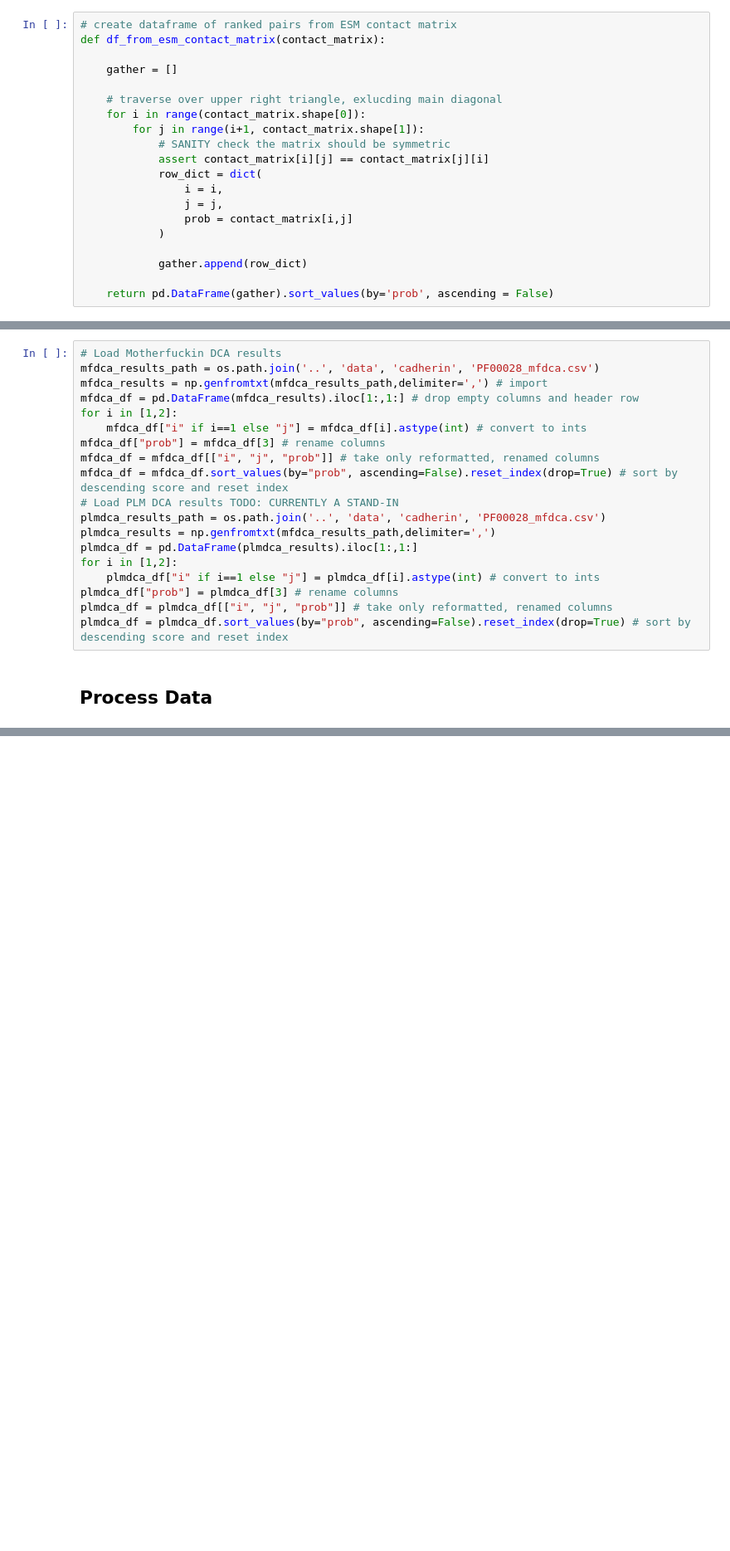
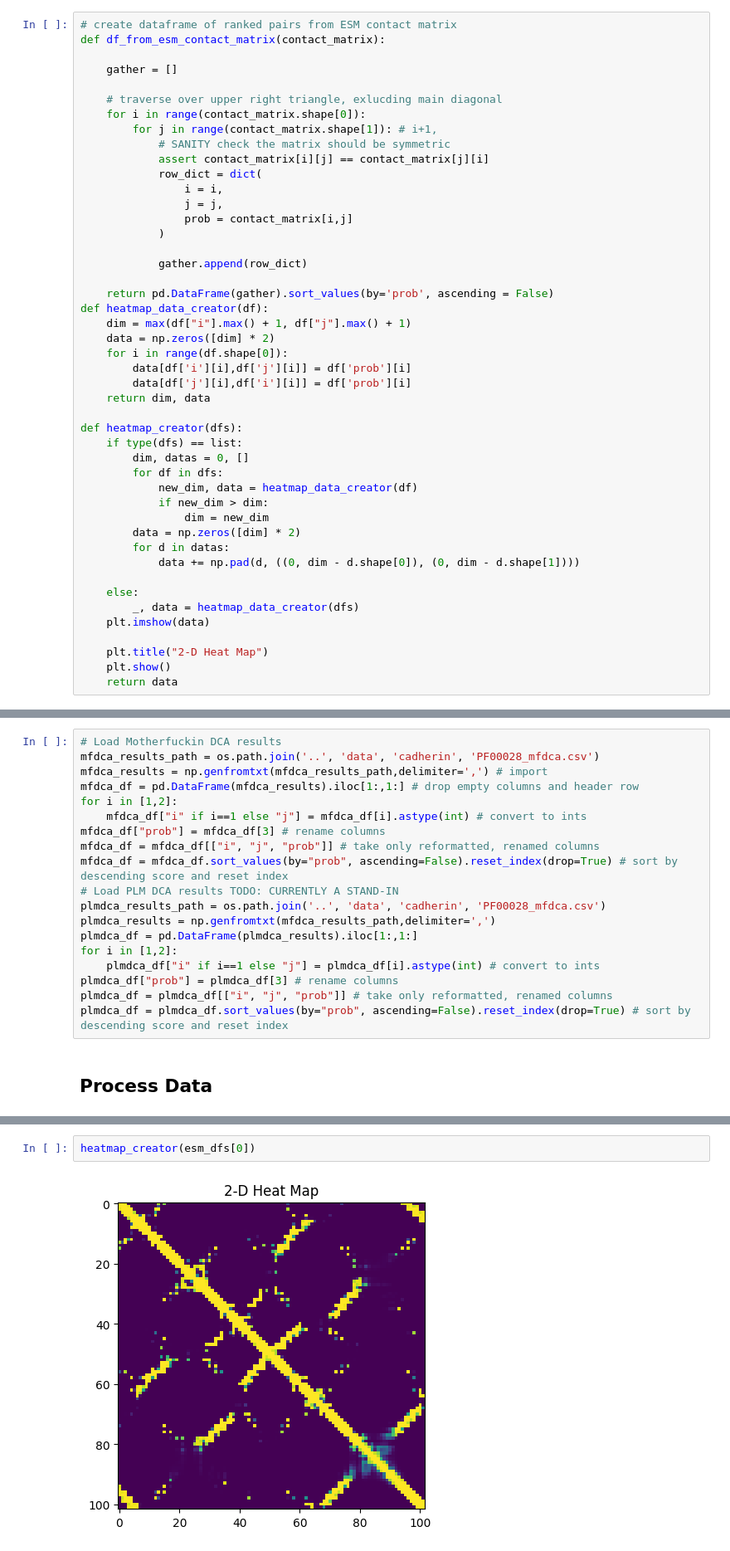
Before and after one commit to Vincent-La/cmsc702-protein-lm, a Jupyter notebook: notebooks/scoring_correlation.ipynb, the cells around one changed output, grey strips where cells are left out. Shown at 83% size. Cells and saved outputs as stored; diff of their text form; blank space fills up the shorter version.

Commit message:
some plots

```diff
--- a/notebooks/scoring_correlation.ipynb
+++ b/notebooks/scoring_correlation.ipynb
@@ -13,7 +13,7 @@ def df_from_esm_contact_matrix(contact_matrix):
 
     # traverse over upper right triangle, exlucding main diagonal
     for i in range(contact_matrix.shape[0]):
-        for j in range(i+1, contact_matrix.shape[1]):
+        for j in range(contact_matrix.shape[1]): # i+1,
             # SANITY check the matrix should be symmetric
             assert contact_matrix[i][j] == contact_matrix[j][i]
             row_dict = dict(
@@ -25,6 +25,32 @@ def df_from_esm_contact_matrix(contact_matrix):
             gather.append(row_dict)
 
     return pd.DataFrame(gather).sort_values(by='prob', ascending = False)
+def heatmap_data_creator(df):
+    dim = max(df["i"].max() + 1, df["j"].max() + 1)
+    data = np.zeros([dim] * 2)
+    for i in range(df.shape[0]):
+        data[df['i'][i],df['j'][i]] = df['prob'][i]
+        data[df['j'][i],df['i'][i]] = df['prob'][i]
+    return dim, data
+
+def heatmap_creator(dfs):
+    if type(dfs) == list:
+        dim, datas = 0, []
+        for df in dfs:
+            new_dim, data = heatmap_data_creator(df)
+            if new_dim > dim:
+                dim = new_dim
+        data = np.zeros([dim] * 2)
+        for d in datas:
+            data += np.pad(d, ((0, dim - d.shape[0]), (0, dim - d.shape[1])))
+
+    else:
+        _, data = heatmap_data_creator(dfs)
+    plt.imshow(data)
+
+    plt.title("2-D Heat Map")
+    plt.show()
+    return data
 # %% [markdown]
 ## Load data
 # %% [markdown]
@@ -104,0 +133,4 @@ top_L_mf
+# %%
+heatmap_creator(esm_dfs[0])
+# %% [output]
+[figure, added]
```
Also changed, not shown: parts of 7 cells of this notebook.
